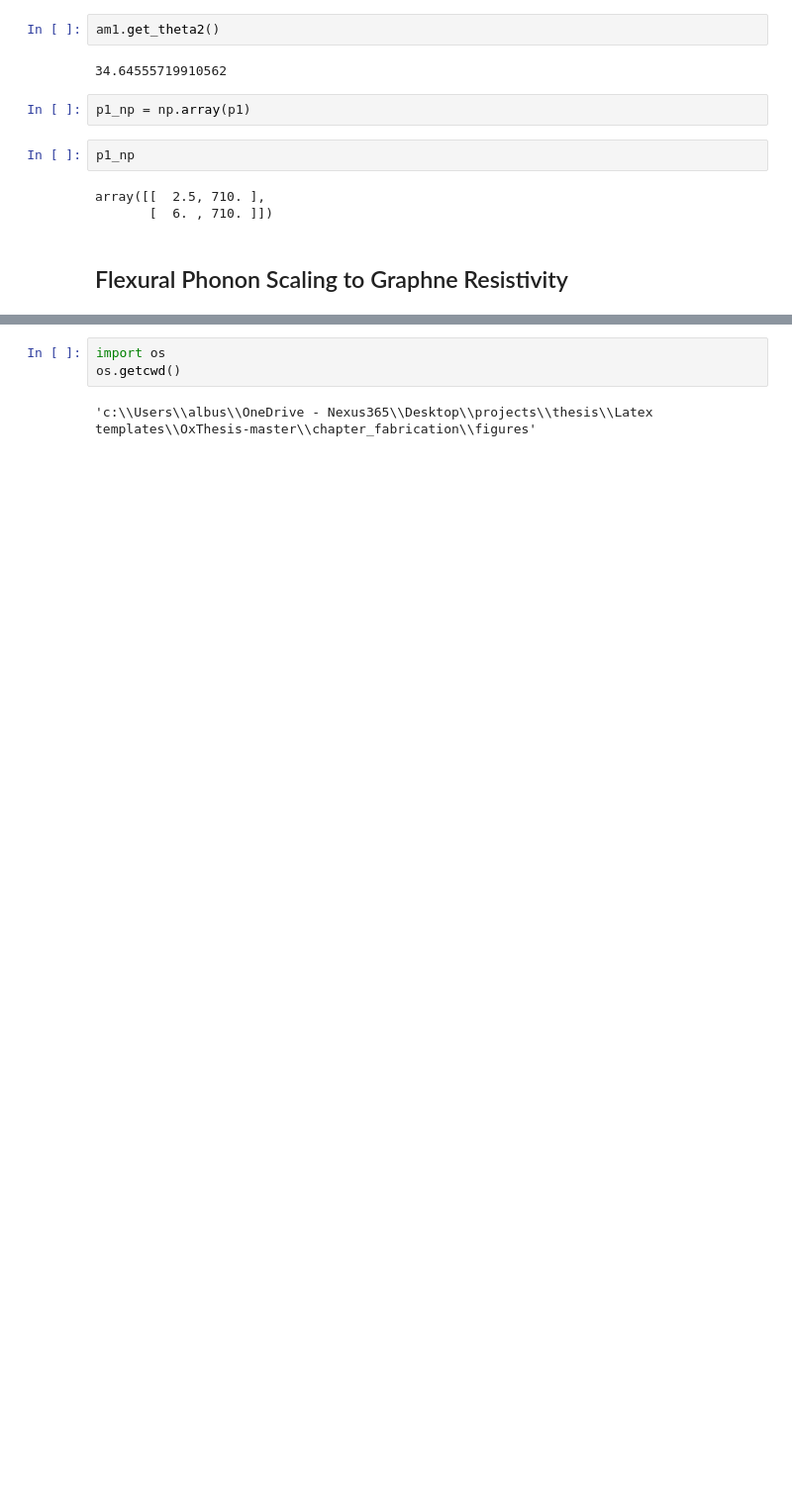
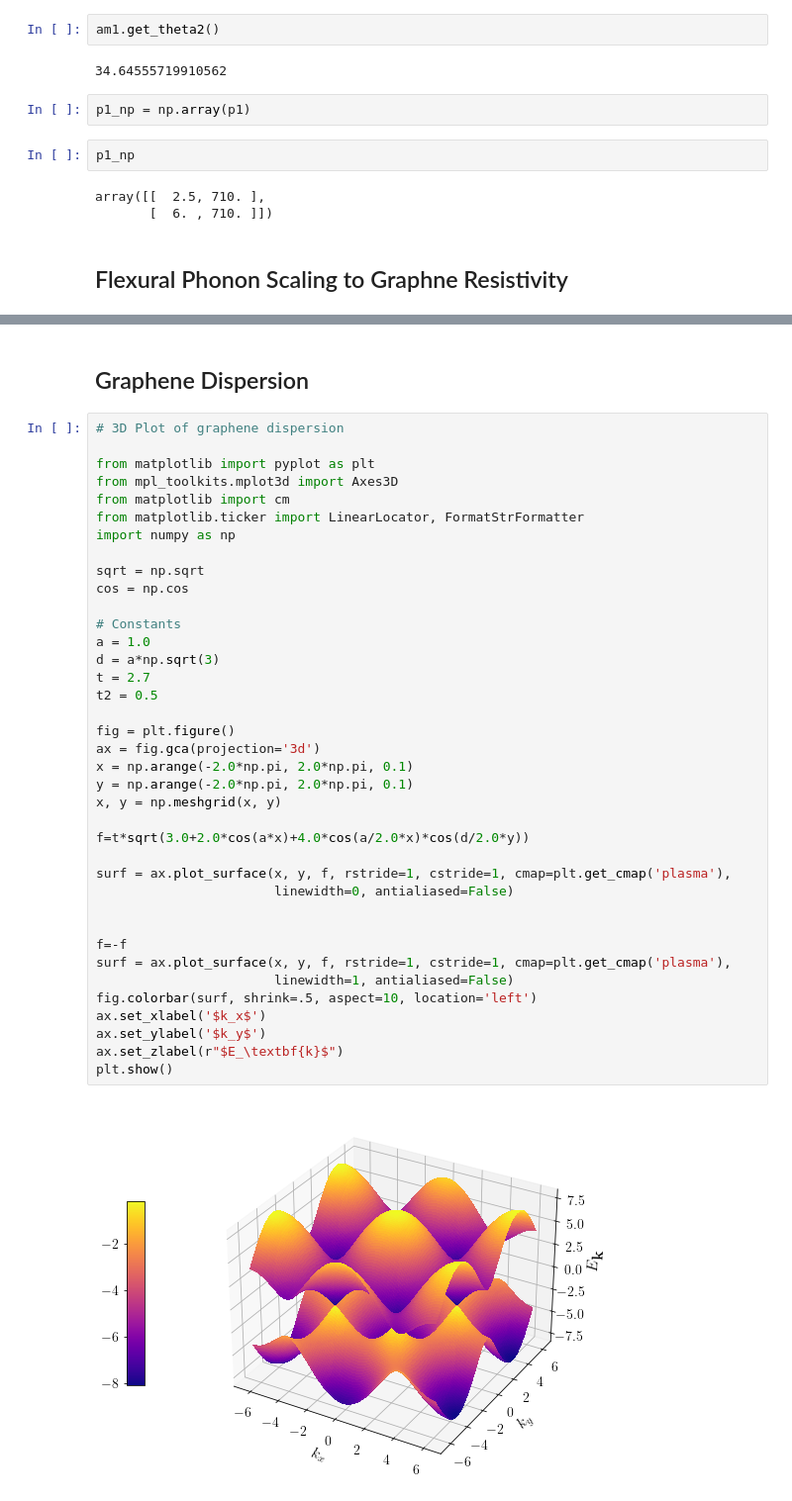
Before and after one commit to AlessandroLodi/DPhil-Thesis-Oxford, a Jupyter notebook: chapter_fabrication/figures/plotting_fabrication.ipynb, the cells around one changed output, grey strips where cells are left out. Shown: that part at 99% size. Drawn from its saved outputs; the diff is of its cells as text; blank space fills up the shorter version.

```diff
--- a/chapter_fabrication/figures/plotting_fabrication.ipynb
+++ b/chapter_fabrication/figures/plotting_fabrication.ipynb
@@ -331,8 +332,45 @@ fig.tight_layout()
 plt.savefig('scaling_flexural_phonon.pdf')
 # %% [output]
 [figure]
-# %%
-import os
-os.getcwd()
-# %% [output]
-'c:\\Users\\albus\\OneDrive - Nexus365\\Desktop\\projects\\thesis\\Latex templates\\OxThesis-master\\chapter_fabrication\\figures'
+# %% [markdown]
+## Graphene Dispersion
+# %%
+# 3D Plot of graphene dispersion
+
+from matplotlib import pyplot as plt
+from mpl_toolkits.mplot3d import Axes3D
+from matplotlib import cm
+from matplotlib.ticker import LinearLocator, FormatStrFormatter
+import numpy as np
+
+sqrt = np.sqrt
+cos = np.cos
+
+# Constants
+a = 1.0
+d = a*np.sqrt(3)
+t = 2.7
+t2 = 0.5
+
+fig = plt.figure()
+ax = fig.gca(projection='3d')
+x = np.arange(-2.0*np.pi, 2.0*np.pi, 0.1)
+y = np.arange(-2.0*np.pi, 2.0*np.pi, 0.1)
+x, y = np.meshgrid(x, y)
+
+f=t*sqrt(3.0+2.0*cos(a*x)+4.0*cos(a/2.0*x)*cos(d/2.0*y))
+
+surf = ax.plot_surface(x, y, f, rstride=1, cstride=1, cmap=plt.get_cmap('plasma'),
+                       linewidth=0, antialiased=False)
+
+
+f=-f
+surf = ax.plot_surface(x, y, f, rstride=1, cstride=1, cmap=plt.get_cmap('plasma'),
+                       linewidth=1, antialiased=False)
+fig.colorbar(surf, shrink=.5, aspect=10, location='left')
+ax.set_xlabel('$k_x$')
+ax.set_ylabel('$k_y$')
+ax.set_zlabel(r"$E_\textbf{k}$")
+plt.show()
+# %% [output]
+[figure, added]
```
Also changed, not shown: parts of 2 cells of this notebook, 4 other files.
